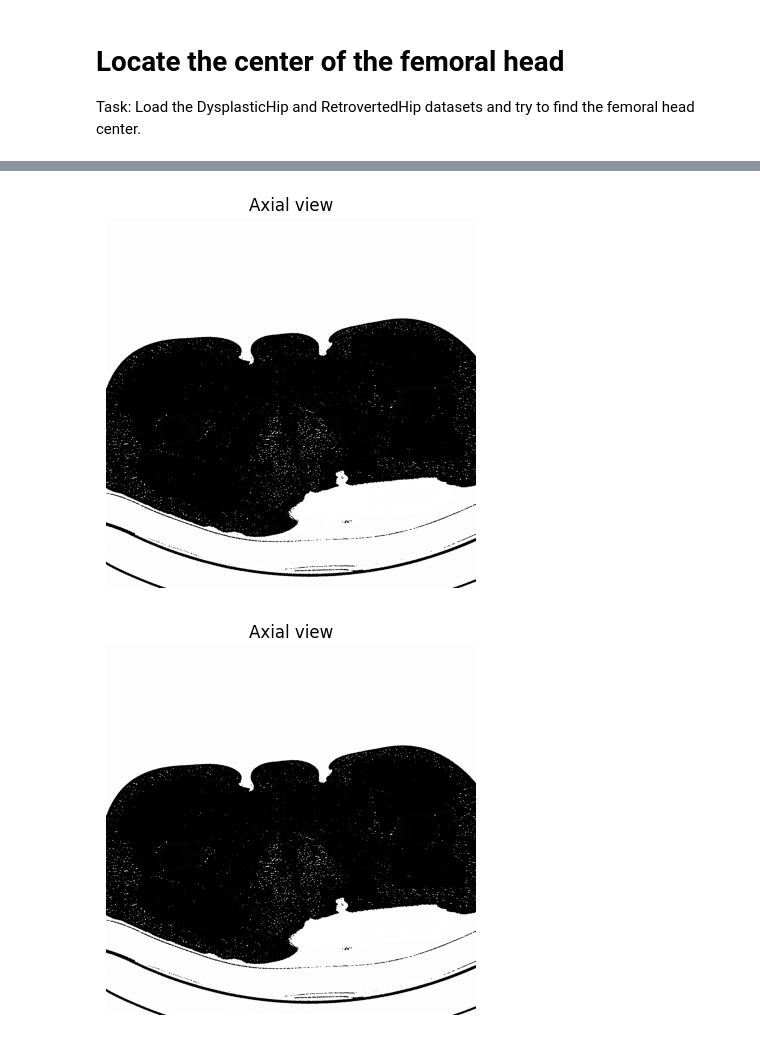
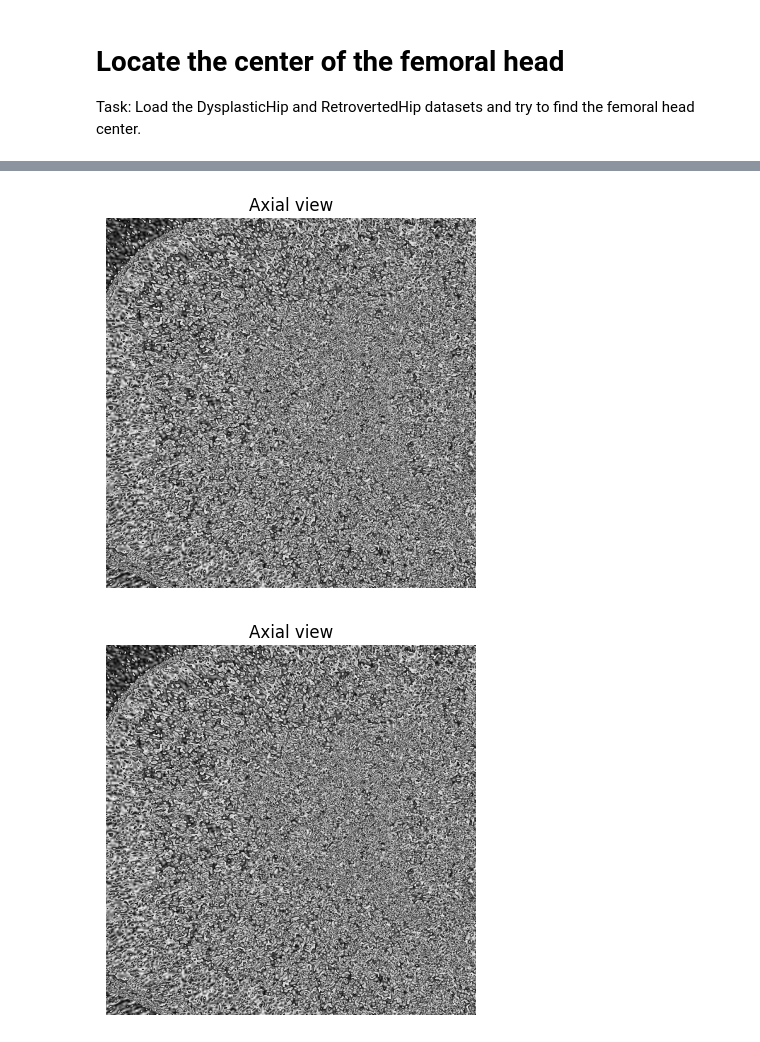
Before and after one commit to Sentz98/FemoralHeadSegmentation, a Jupyter notebook: assignement.ipynb, the cells around one changed output, grey strips where cells are left out. Saved outputs shown, nothing was run; the diff lists cells and outputs as text; code cells hidden in the pictures.

```diff
--- a/assignement.ipynb
+++ b/assignement.ipynb
@@ -89,3 +89,38 @@ plt.show()
 # Locate the center of the femoral head
 
 Task: Load the DysplasticHip and RetrovertedHip datasets and try to find the femoral head center.
+# %%
+import cv2
+import numpy as np
+import matplotlib.pyplot as plt
+
+# Convert the axial view from the NumPy array to an 8-bit grayscale image
+img = Im_Roi[sn - 1, :, :]
+# Check the pixel value range
+min_pixel_value = np.min(img)
+max_pixel_value = np.max(img)
+
+print(f"Minimum pixel value: {min_pixel_value}")
+print(f"Maximum pixel value: {max_pixel_value}")
+print(f"delta pixel value: {max_pixel_value - min_pixel_value}")
+
+# Check if there are negative values
+if min_pixel_value < 0:
+    # Shift the pixel values to make them positive
+    image_normalized = img - min_pixel_value
+    max_pixel_value = np.max(image_normalized)
+    min_pixel_value = np.min(image_normalized)
+
+    print(f"Minimum pixel value (after normalization): {min_pixel_value}")
+    print(f"Maximum pixel value (after normalization): {max_pixel_value}")
+else:
+    print("No negative pixel values in the image.")
+
+# Normalize to the range [0, 255] (uint8)
+testIm = np.uint8((img - min_pixel_value) * 255 / (img - min_pixel_value))
+
+
+plt.figure(2)
+plt.imshow(testIm, cmap='gray')
+plt.title('Axial view')
+plt.axis('off')
@@ -92,11 +135,4 @@ Task: Load the DysplasticHip and RetrovertedHip datasets and try to find the fem
 # %%
-import cv2
-import numpy as np
-import matplotlib.pyplot as plt
-
-# Convert the axial view from the NumPy array to an 8-bit grayscale image
-testIm = (Im[sn - 1, :, :] / 256).astype(np.uint8)  # Assuming the DICOM pixel values range from 0 to 65535
-
 # Find dark and bright circles using Hough transform
 circlesDark = cv2.HoughCircles(testIm, cv2.HOUGH_GRADIENT, dp=1, minDist=10, param1=50, param2=80, minRadius=0, maxRadius=0)
 circlesBright = cv2.HoughCircles(testIm, cv2.HOUGH_GRADIENT, dp=1, minDist=10, param1=50, param2=80, minRadius=0, maxRadius=0)
@@ -106,32 +142,32 @@ if circlesDark is not None:
 if circlesBright is not None:
     circlesBright = np.uint16(np.around(circlesBright))
 
 # Plot the axial view with detected circles
 plt.figure(2)
 plt.imshow(testIm, cmap='gray')
 plt.title('Axial view')
 plt.axis('off')
 
 plt.figure(3)
 plt.imshow(testIm, cmap='gray')
 plt.title('Axial view')
 plt.axis('off')
 
 if circlesDark is not None:
     for i in circlesDark[0, :]:
         # Draw the outer circle in blue
         cv2.circle(testIm, (i[0], i[1]), i[2], (0, 0, 255), 2)
         # Draw the center in red
         cv2.circle(testIm, (i[0], i[1]), 2, (0, 0, 255), 3)
 
 if circlesBright is not None:
     for i in circlesBright[0, :]:
         # Draw the outer circle in blue
         cv2.circle(testIm, (i[0], i[1]), i[2], (0, 0, 255), 2)
         # Draw the center in red
         cv2.circle(testIm, (i[0], i[1]), 2, (0, 0, 255), 3)
 
 plt.show()
 # %% [output]
-[figure, old version]
+[figure, new version]
-[figure, old version]
+[figure, new version]
```
Also changed, not shown: parts of 1 cell of this notebook.
